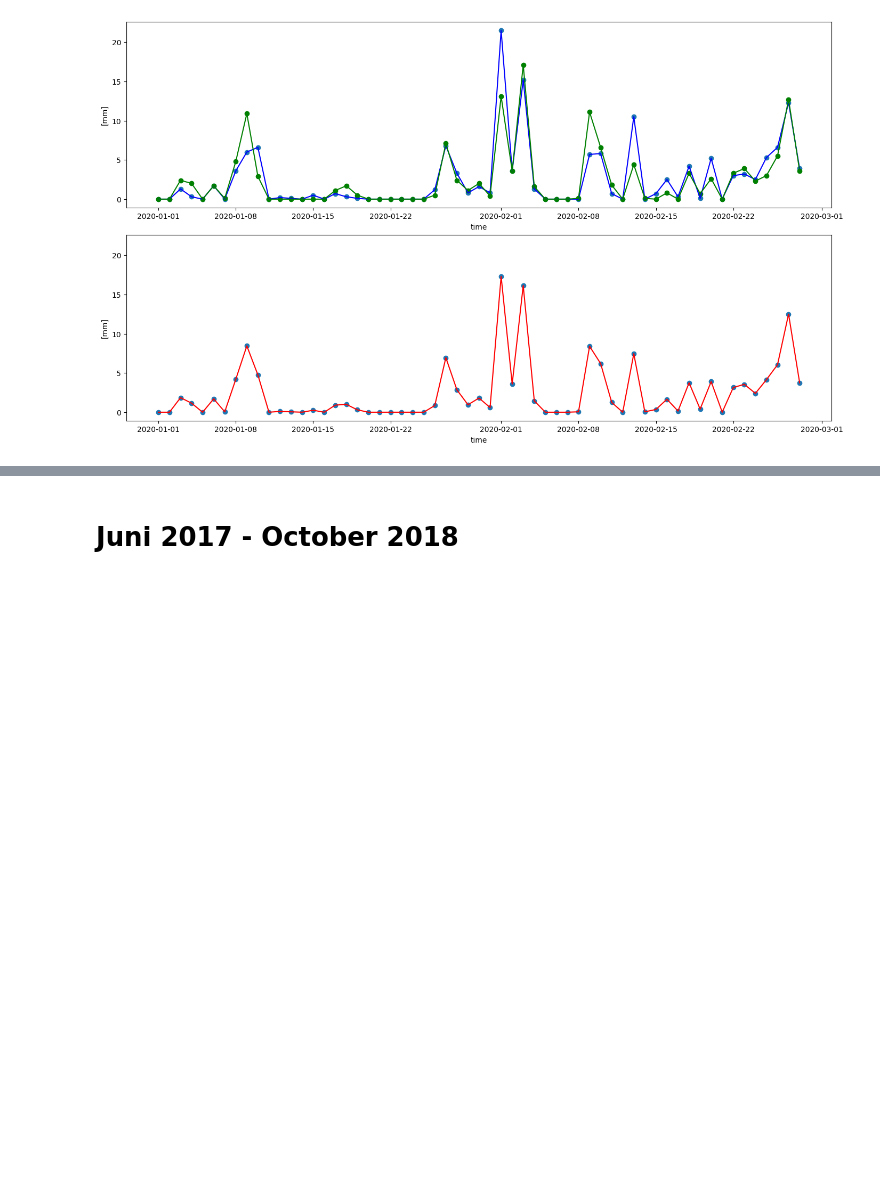
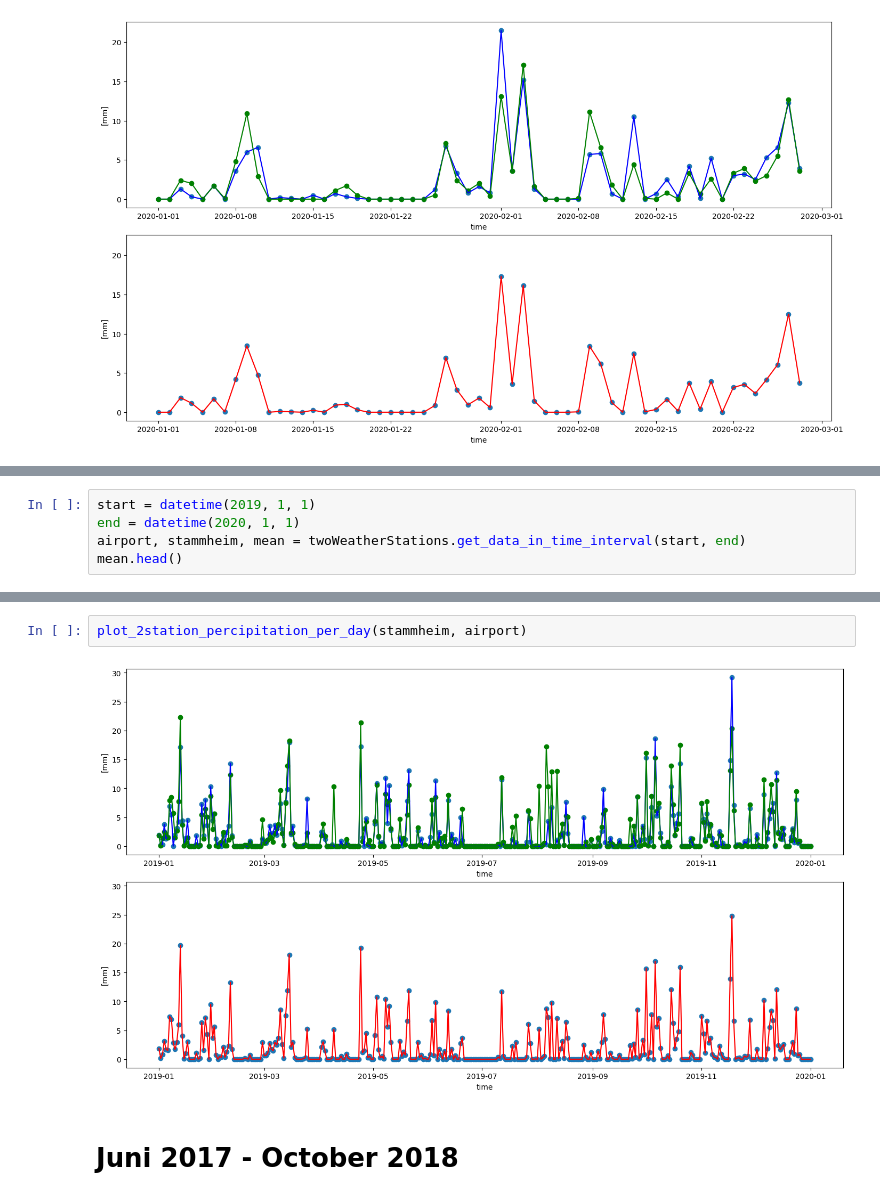
Before and after one commit to JonasLeininger/cologne-percipitation, a Jupyter notebook: cologne_percipitation/notebooks/weather_cologne.ipynb, the cells around one changed output, grey strips where cells are left out. Saved outputs shown, nothing was run; the diff lists cells and outputs as text; blank space fills up the shorter version.

```diff
--- a/cologne_percipitation/notebooks/weather_cologne.ipynb
+++ b/cologne_percipitation/notebooks/weather_cologne.ipynb
@@ -181,0 +203,5 @@ plot_2station_percipitation_per_day(stammheim, airport)
+# %%
+start = datetime(2019, 1, 1)
+end = datetime(2020, 1, 1)
+airport, stammheim, mean = twoWeatherStations.get_data_in_time_interval(start, end)
+mean.head()
@@ -182,3 +216,7 @@ plot_2station_percipitation_per_day(stammheim, airport)
+# %%
+plot_2station_percipitation_per_day(stammheim, airport)
+# %% [output]
+[figure, added]
 # %% [markdown]
 # Juni 2017 - October 2018
 # %%
```
Also changed, not shown: parts of 8 cells of this notebook.
